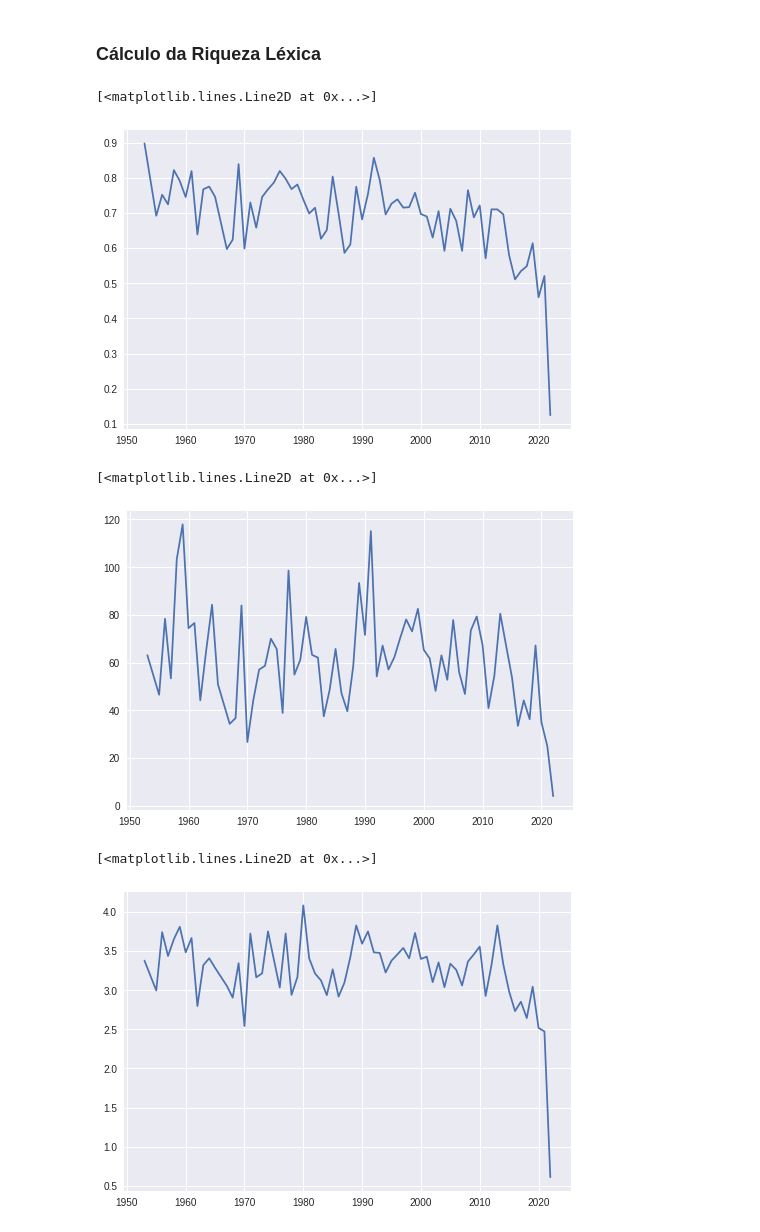
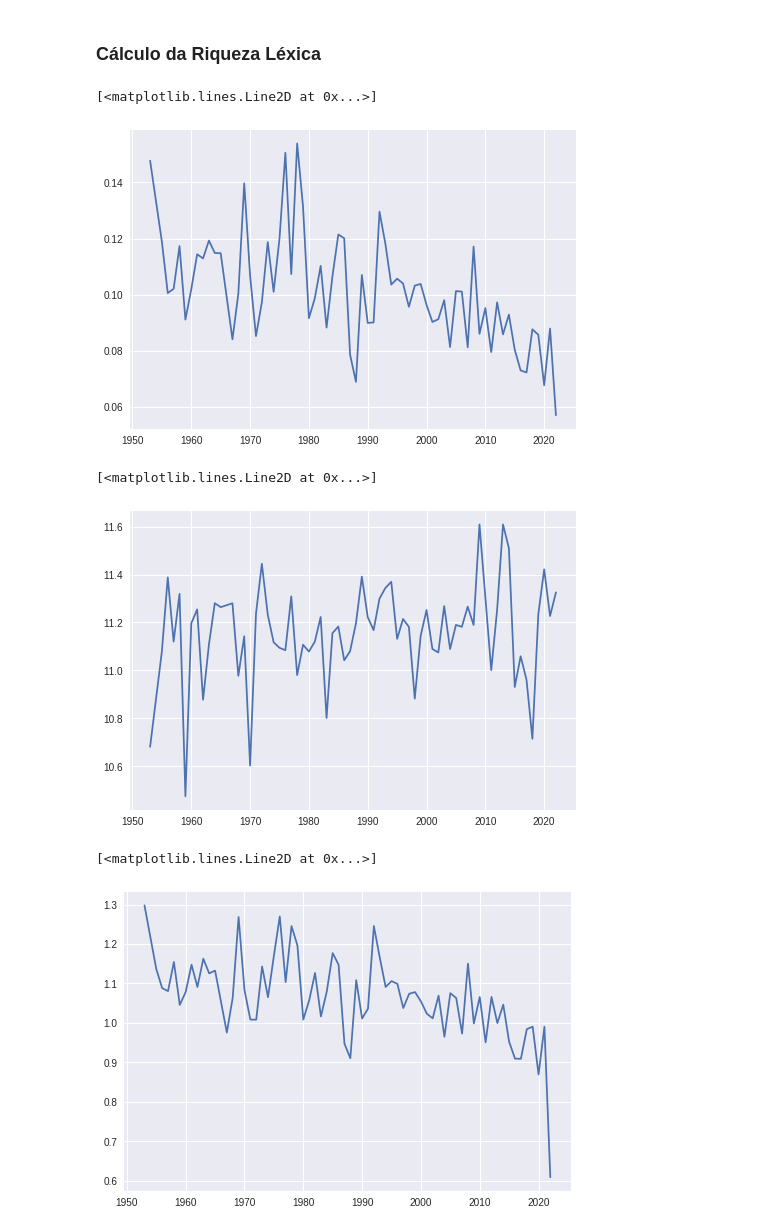
Before and after one commit to mateus-lourenco/emotion-mining-and-sentiment-analysis, a Jupyter notebook: src/analysis.ipynb, the cells around one changed output. Drawn from its saved outputs; the diff is of its cells as text; code cells hidden in the pictures.

```diff
--- a/src/analysis.ipynb
+++ b/src/analysis.ipynb
@@ -27,5 +26,0 @@ df.head()
-# %%
-df = df.__deepcopy__()
-# %%
-df.drop(columns=['id', 'composer', 'artist', 'album'], inplace=True)
-df.head()
@@ -90,22 +97,22 @@ plt.show()
 ### Cálculo da Riqueza Léxica
 # %%
 # type-token ratio (TTR) of text - TAXA DO TIPO DE TOKEN.
-df['TTR'] = [LexicalRichness(lyric).ttr
- for _, lyric in enumerate(df['clean_lyric'])]
+df['TTR'] = [LexicalRichness((' ').join(lyric)).ttr
+ for _, lyric in enumerate(df['words'])]
 
 df_ttr = df.groupby(['year'])['TTR'].mean().reset_index()
 
 x1 = df_ttr['year'].to_list()
 y1 = df_ttr['TTR'].to_list()
 # plotting the line 1 points
 plt.plot(x1, y1, label = "line 1")
 # %% [output]
 [<matplotlib.lines.Line2D at 0x...>]
-[figure, old version]
+[figure, new version]
 # %%
 # Return Measure of Textual Lexical Diversity (MTLD) - MEDIDA DE RETORNO DA DIVERDADE LEXICAL DO TEXTO.
-df['MTLD'] = [LexicalRichness(lyric).mtld(threshold=0.72)
- for _, lyric in enumerate(df['clean_lyric'])]
+df['MTLD'] = [LexicalRichness((' ').join(lyric)).mtld(threshold=0.72)
+ for _, lyric in enumerate(df['words'])]
 
 df_ttr = df.groupby(['year'])['MTLD'].mean().reset_index()
 
@@ -115,11 +122,11 @@ y1 = df_ttr['MTLD'].to_list()
 plt.plot(x1, y1, label = "line 1")
 # %% [output]
 [<matplotlib.lines.Line2D at 0x...>]
-[figure, old version]
+[figure, new version]
 # %%
 # Return corrected type-token ratio (CTTR) of text - PROPORÇÃO CORRIGIDA DO TIPO DE TOKEN.
-df['CTTR'] = [LexicalRichness(lyric).cttr
- for _, lyric in enumerate(df['clean_lyric'])]
+df['CTTR'] = [LexicalRichness((' ').join(lyric)).cttr
+ for _, lyric in enumerate(df['words'])]
 
 df_ttr = df.groupby(['year'])['CTTR'].mean().reset_index()
 
@@ -129,4 +136,4 @@ y1 = df_ttr['CTTR'].to_list()
 plt.plot(x1, y1, label = "line 1")
 # %% [output]
 [<matplotlib.lines.Line2D at 0x...>]
-[figure, old version]
+[figure, new version]
```
Also changed, not shown: parts of 20 cells of this notebook, 3 other files.
